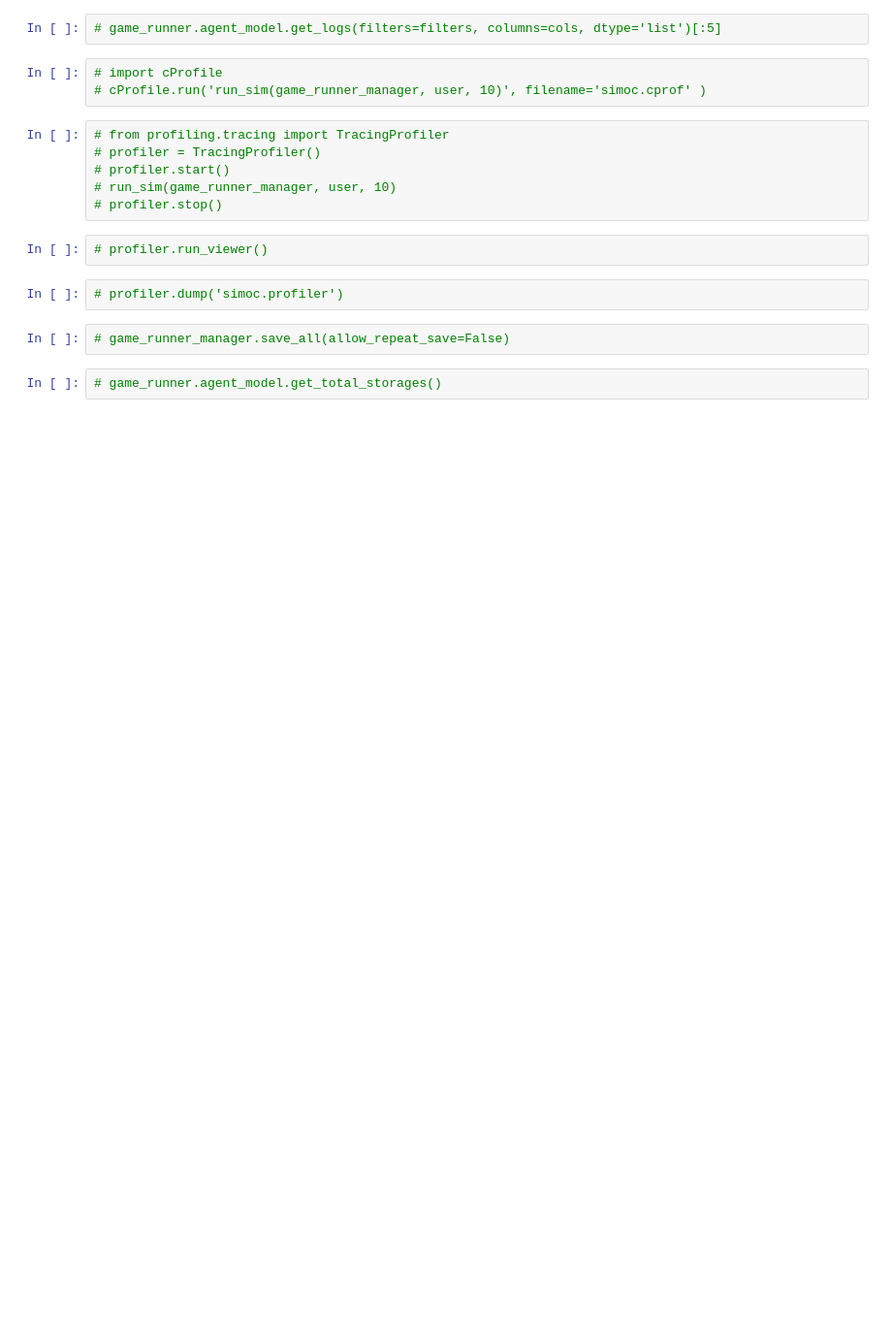
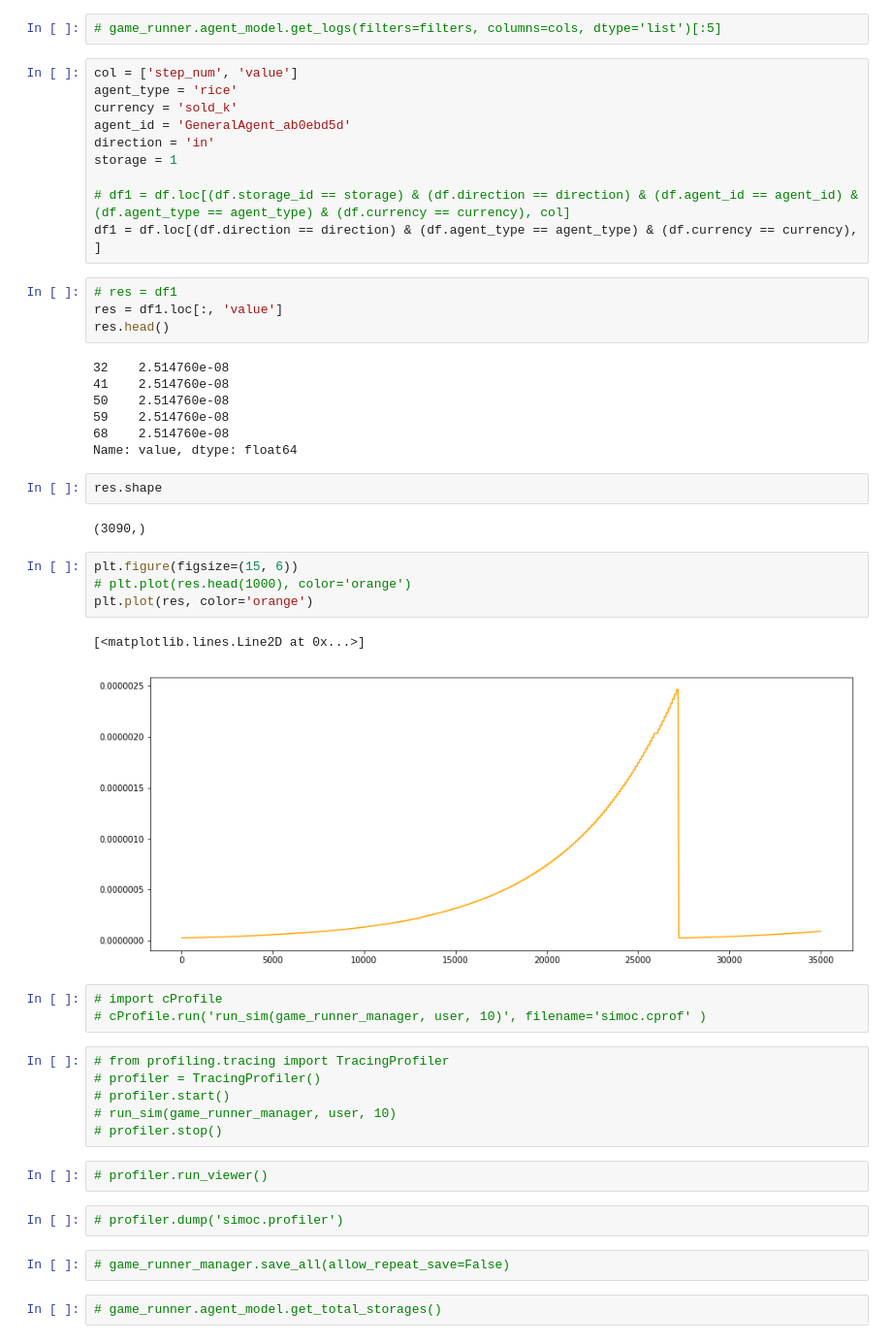
Before and after one commit to overthesun/simoc, a Jupyter notebook: testing.ipynb, the cells around one changed output. Shown at 97% size. Cells and saved outputs as stored; diff of their text form; blank space fills up the shorter version.

```diff
--- a/testing.ipynb
+++ b/testing.ipynb
@@ -243,5 +239,37 @@ df.head()
 # %%
 # game_runner.agent_model.get_logs(filters=filters, columns=cols, dtype='list')[:5]
+# %%
+col = ['step_num', 'value']
+agent_type = 'rice'
+currency = 'sold_k'
+agent_id = 'GeneralAgent_ab0ebd5d'
+direction = 'in'
+storage = 1
+
+# df1 = df.loc[(df.storage_id == storage) & (df.direction == direction) & (df.agent_id == agent_id) & (df.agent_type == agent_type) & (df.currency == currency), col]
+df1 = df.loc[(df.direction == direction) & (df.agent_type == agent_type) & (df.currency == currency), ]
+# %%
+# res = df1
+res = df1.loc[:, 'value']
+res.head()
+# %% [output]
+32    2.514760e-08
+41    2.514760e-08
+50    2.514760e-08
+59    2.514760e-08
+68    2.514760e-08
+Name: value, dtype: float64
+# %%
+res.shape
+# %% [output]
+(3090,)
+# %%
+plt.figure(figsize=(15, 6))
+# plt.plot(res.head(1000), color='orange')
+plt.plot(res, color='orange')
+# %% [output]
+[<matplotlib.lines.Line2D at 0x...>]
+[figure, added]
 # %%
 # import cProfile
 # cProfile.run('run_sim(game_runner_manager, user, 10)', filename='simoc.cprof' )
```
Also changed, not shown: parts of 11 cells of this notebook, 9 other files.
